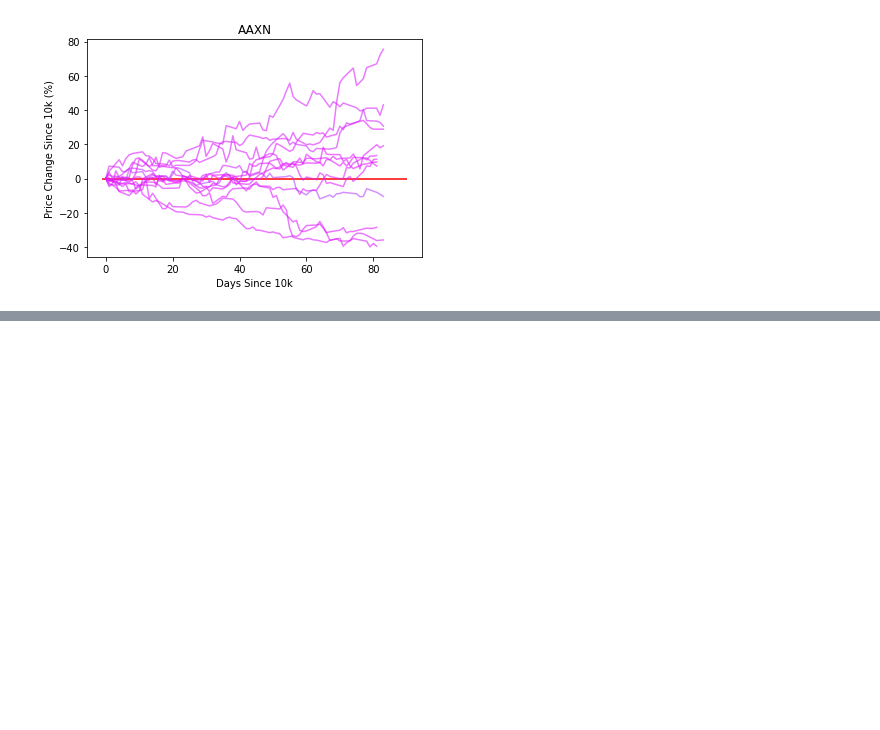
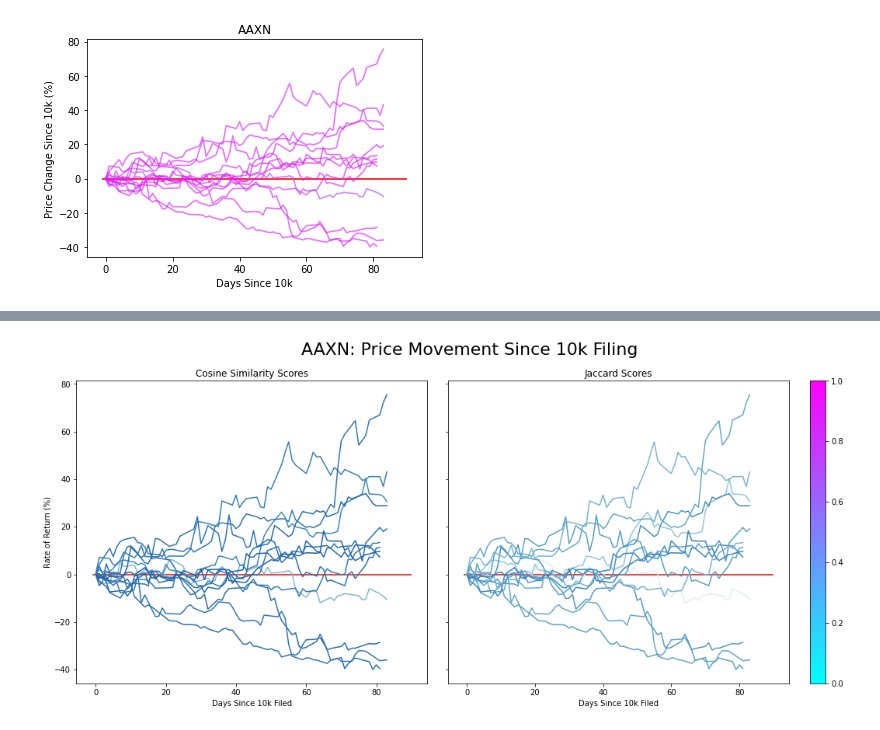
Before and after one commit to rlew631/NLP_stock_analysis, a Jupyter notebook: 10k_visualization.ipynb, the cells around one changed output, grey strips where cells are left out. Cells and saved outputs as stored; diff of their text form; code cells hidden in the pictures; blank space fills up the shorter version.

```diff
--- a/10k_visualization.ipynb
+++ b/10k_visualization.ipynb
@@ -250,0 +259,49 @@ for i,j in enumerate(ax2.lines):
+# %%
+## Look at: https://stackoverflow.com/questions/4805048/how-to-get-different-colored-lines-for-different-plots-in-a-single-figure
+## ^^the fancylegend is a dope option
+
+gs_kw = dict(width_ratios=[7, 8.5], height_ratios=[7])
+
+cmap2 = sns.color_palette("RdBu", as_cmap=True)
+start_dates = list(prices_df[prices_df['cosine_score'] > 0].index)
+f, (ax1, ax2) = plt.subplots(1, 2, sharey=True, gridspec_kw=gs_kw)
+f.set_figheight(6)
+f.set_figwidth(15)
+f.tight_layout()
+plt.suptitle(str(tickers[cik]).upper() + ': Price Movement Since 10k Filing',
+             y=1.08,
+             fontsize = 22)
+
+## Plot 1
+ax1.title.set_text('Cosine Similarity Scores')
+plt.setp(ax1, ylabel='Rate of Return (%)')
+plt.setp(ax1, xlabel='Days Since 10k Filed')
+ax1.hlines(0,xmin = -1,xmax = 90, color='red')
+cos_scores = []
+for i in range(len(start_dates)-1):
+    plot_df = prices_df.iloc[start_dates[i]:start_dates[i+1],:]
+    cos_scores.append(plot_df.cosine_score.sum())
+    time_elapsed = [(date - list(plot_df.dates)[0]).days for date in list(plot_df.dates)]
+    opening_prices = np.multiply(np.subtract(np.divide(list(plot_df.Open.values),list(plot_df.Open.values)[0]),1),100)
+    ax1.plot(time_elapsed, opening_prices)
+colors = [cmap2(i) for i in cos_scores]
+for i,j in enumerate(ax1.lines):
+    j.set_color(colors[i])
+
+## Plot 2
+ax2.title.set_text('Jaccard Scores')
+plt.setp(ax2, xlabel='Days Since 10k Filed')
+f.colorbar(cm.ScalarMappable(cmap=cmap), ax=ax2)
+ax2.hlines(0,xmin = -1,xmax = 90, color='red')
+jaccard_scores = []
+for i in range(len(start_dates)-1):
+    plot_df = prices_df.iloc[start_dates[i]:start_dates[i+1],:]
+    jaccard_scores.append(plot_df.jaccard_score.sum())
+    time_elapsed = [(date - list(plot_df.dates)[0]).days for date in list(plot_df.dates)]
+    opening_prices = np.multiply(np.subtract(np.divide(list(plot_df.Open.values),list(plot_df.Open.values)[0]),1),100)
+    ax2.plot(time_elapsed, opening_prices)
+colors = [cmap2(i) for i in jaccard_scores]
+for i,j in enumerate(ax2.lines):
+    j.set_color(colors[i])
+# %% [output]
+[figure, added]
```
Also changed, not shown: parts of 20 cells of this notebook, 1 other file.
